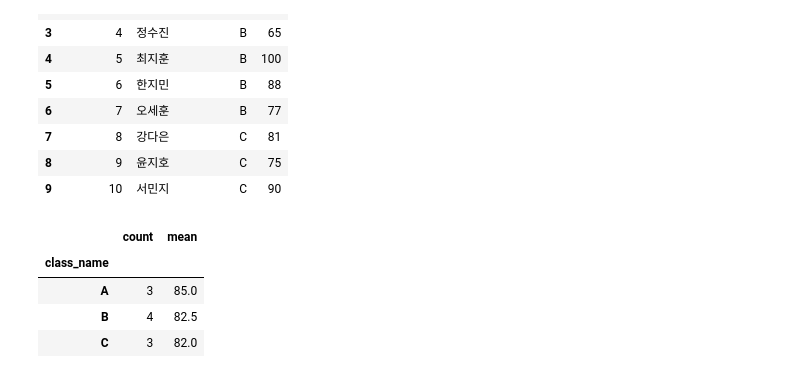
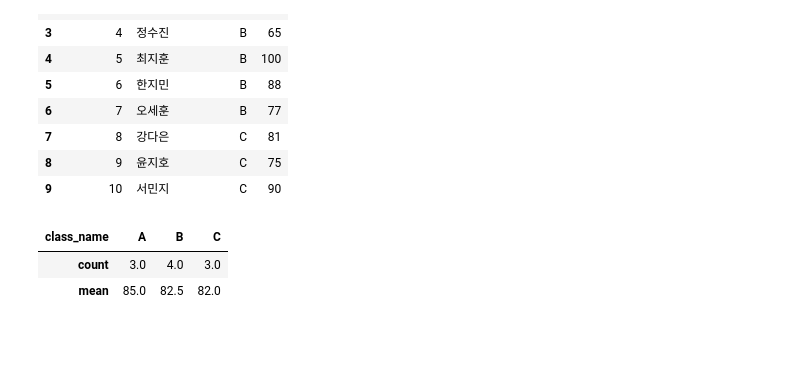
Before and after one commit to chayojun/EMS_Python_Analysis, a Jupyter notebook: scr/03_data_collection_storage.ipynb, the cells around one changed output. Drawn from its saved outputs; the diff is of its cells as text; code cells hidden in the pictures; blank space fills up the shorter version.

Commit message:
groupby 실습

```diff
--- a/scr/03_data_collection_storage.ipynb
+++ b/scr/03_data_collection_storage.ipynb
@@ -350,10 +350,8 @@ df
 | 8 | 9 | 윤지호 | C | 75 |
 | 9 | 10 | 서민지 | C | 90 |
 # %%
-df.groupby("class_name")["kor"].agg(["count","mean"])
+df.groupby("class_name")["kor"].agg(["count","mean"]).T
 # %% [output]
-|  | count | mean |
-| class_name |  |  |
-| A | 3 | 85.0 |
-| B | 4 | 82.5 |
-| C | 3 | 82.0 |
+| class_name | A | B | C |
+| count | 3.0 | 4.0 | 3.0 |
+| mean | 85.0 | 82.5 | 82.0 |
```
